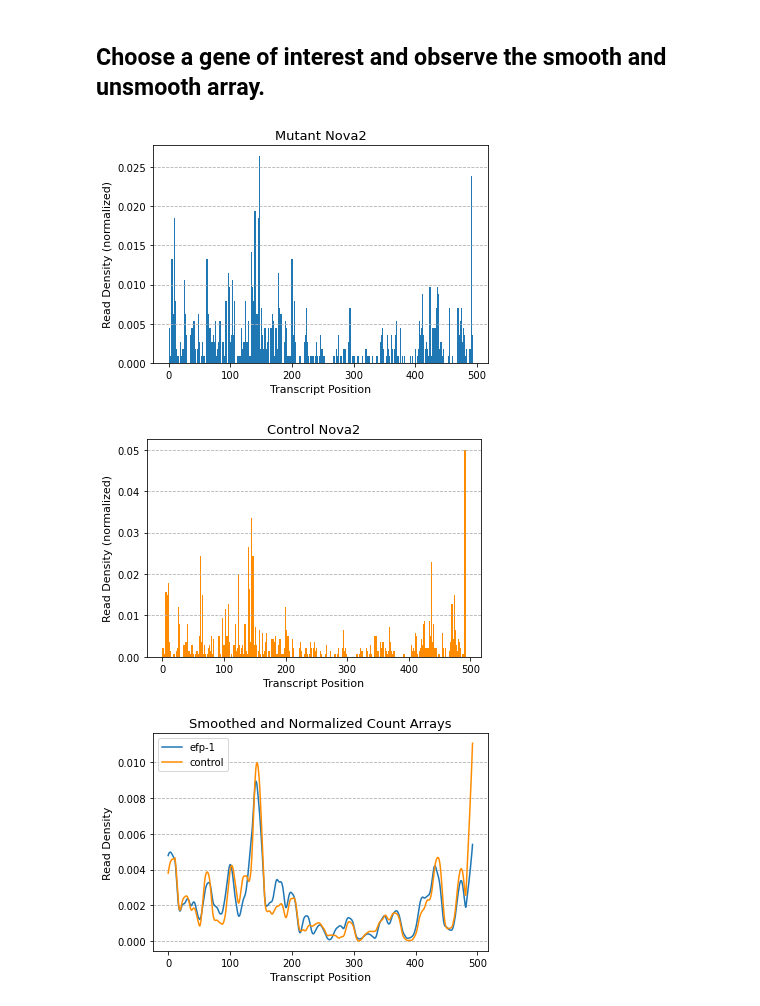
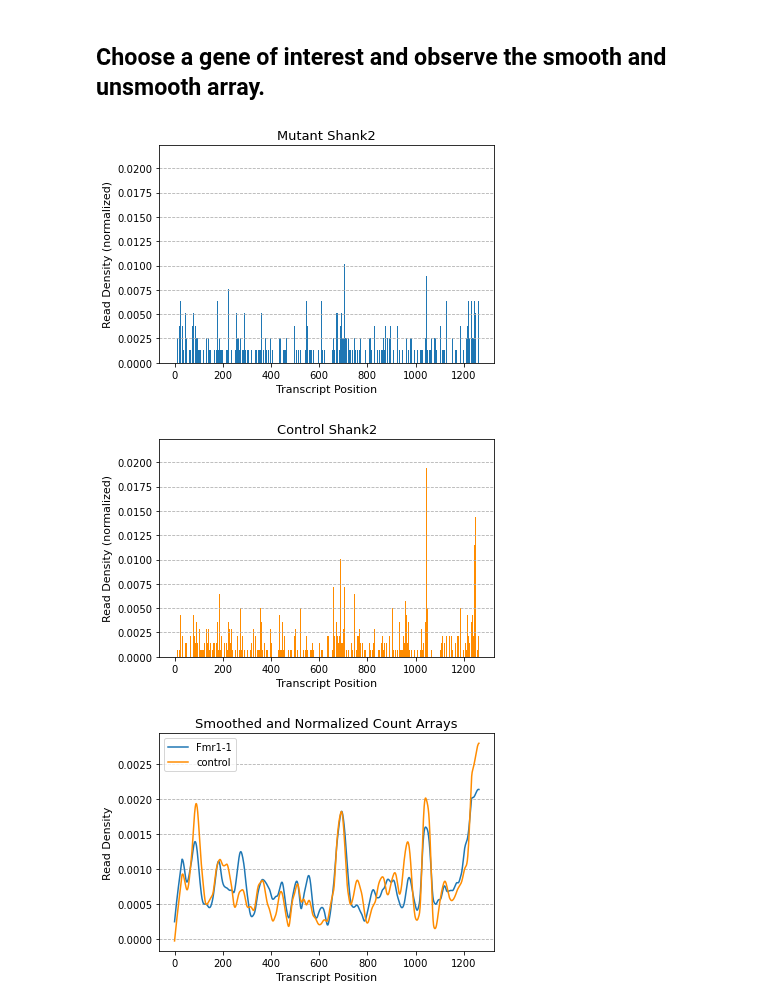
Before and after one commit to Raif-fl/Fall_2021_Work_journal, a Jupyter notebook: KS_stat/mmus_KS_like.ipynb, the cells around one changed output. Drawn from its saved outputs; the diff is of its cells as text; code cells hidden in the pictures.

```diff
--- a/KS_stat/mmus_KS_like.ipynb
+++ b/KS_stat/mmus_KS_like.ipynb
@@ -180,7 +180,7 @@ data_control, names_control = kat.load_count_positions("control_summed_counts.cs
 # %%
 # Choosing a gene of interest to calculate the elongation rates of.
 # Get the transcript and vector for the gene of interest.
-my_gene = 'Nova2'
+my_gene = 'Shank2'
 my_vec_mutant = None
 my_vec_control = None
 for tr_m, tr_c, name in zip(data_mutant, data_control, names_mutant):
@@ -193,30 +193,30 @@ if my_vec_mutant.any() == None:
 smoothed_vec_m, cumul_m = kat.get_smoothed_vector(my_vec_mutant+0.00000000001)
 smoothed_vec_c, cumul_c = kat.get_smoothed_vector(my_vec_control+0.00000000001)
 # %%
-maxi = max([max(my_vec_mutant), max(my_vec_control)])
+maxi = max([max(my_vec_mutant/sum(my_vec_mutant)), max(my_vec_control/sum(my_vec_control))])
 
 plt.bar(list(range(len(my_vec_mutant))),my_vec_mutant/sum(my_vec_mutant), width = 2)
-#plt.ylim([0,maxi*1.1])
+plt.ylim([0,maxi*1.1])
 plt.ylabel("Read Density (normalized)", fontsize = 11)
 plt.xlabel("Transcript Position", fontsize = 11)
 plt.title("Mutant " + my_gene, fontsize = 13)
 axes = plt.gca()
 axes.yaxis.grid(linestyle = "--")
 plt.savefig(image_path + "mouse_autism_targets/" + my_gene + '_mutant_array.pdf')
 plt.show()
 plt.bar(list(range(len(my_vec_mutant))), my_vec_control/sum(my_vec_control), color = "darkorange", width = 2)
-#plt.ylim([0,maxi*1.1])
+plt.ylim([0,maxi*1.1])
 plt.ylabel("Read Density (normalized)", fontsize = 11)
 plt.xlabel("Transcript Position", fontsize = 11)
 plt.title("Control " + my_gene, fontsize = 13)
 axes = plt.gca()
 axes.yaxis.grid(linestyle = "--")
 plt.savefig(image_path + "mouse_autism_targets/" + my_gene + '_control_array.pdf')
 # %% [output]
-[figure, old version]
+[figure, new version]
-[figure, old version]
+[figure, new version]
 # %%
-plt.plot(smoothed_vec_m, label = "efp-1")
+plt.plot(smoothed_vec_m, label = "Fmr1-1")
 #plt.plot(my_vec_mutant/sum(my_vec_mutant))
 plt.plot(smoothed_vec_c, label = "control", color = "darkorange")
 plt.ylabel("Read Density", fontsize = 11)
@@ -227,7 +227,7 @@ axes = plt.gca()
 axes.yaxis.grid(linestyle = "--")
 plt.savefig(image_path + "mouse_autism_targets/" + my_gene +'_smoothed.pdf')
 # %% [output]
-[figure, old version]
+[figure, new version]
 # %%
 ks = max(abs(cumul_m - cumul_c))
 # %%
```
Also changed, not shown: parts of 1 cell of this notebook, 5 other files.
